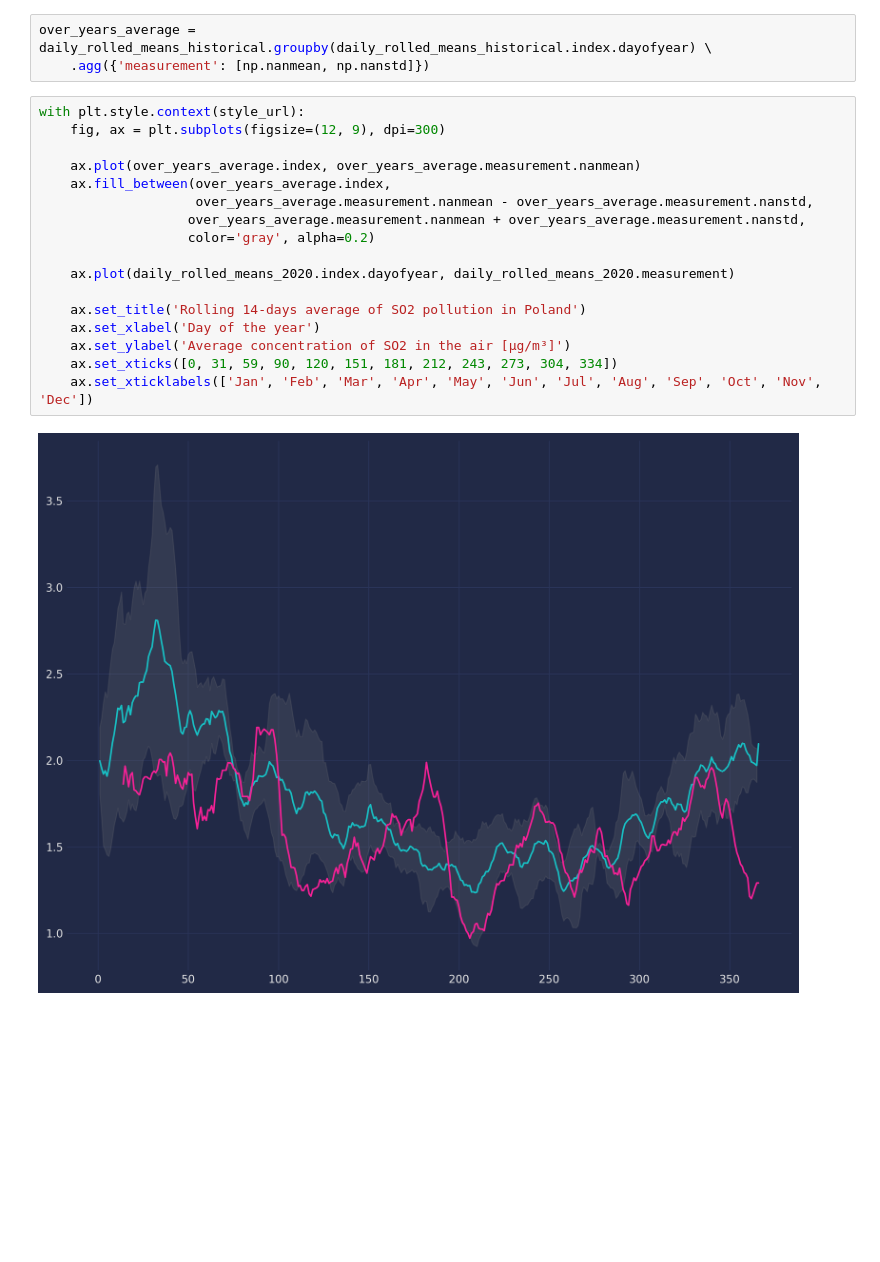
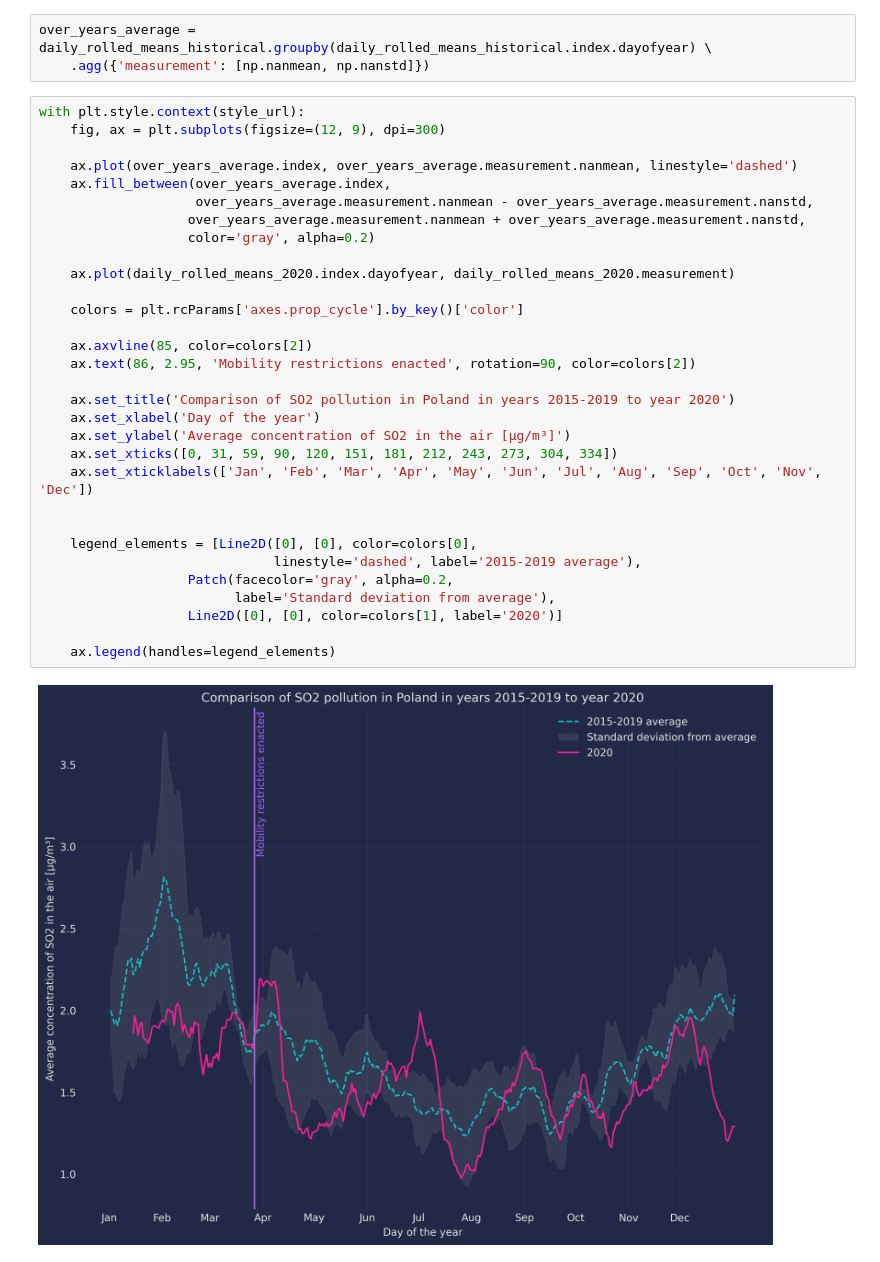
Before and after one commit to DominikRafacz/polish-air-quality-data-analysis, a Jupyter notebook: mock_plots.ipynb, the cells around one changed output. Saved outputs shown, nothing was run; the diff lists cells and outputs as text; blank space fills up the shorter version.

Commit message:
nitty gritty plot of mobility

```diff
--- a/mock_plots.ipynb
+++ b/mock_plots.ipynb
@@ -72,19 +76,33 @@ over_years_average = daily_rolled_means_historical.groupby(daily_rolled_means_hi
 # %%
 with plt.style.context(style_url):
     fig, ax = plt.subplots(figsize=(12, 9), dpi=300)
 
-    ax.plot(over_years_average.index, over_years_average.measurement.nanmean)
+    ax.plot(over_years_average.index, over_years_average.measurement.nanmean, linestyle='dashed')
     ax.fill_between(over_years_average.index,
                     over_years_average.measurement.nanmean - over_years_average.measurement.nanstd,
                    over_years_average.measurement.nanmean + over_years_average.measurement.nanstd,
                    color='gray', alpha=0.2)
 
     ax.plot(daily_rolled_means_2020.index.dayofyear, daily_rolled_means_2020.measurement)
 
-    ax.set_title('Rolling 14-days average of SO2 pollution in Poland')
+    colors = plt.rcParams['axes.prop_cycle'].by_key()['color']
+
+    ax.axvline(85, color=colors[2])
+    ax.text(86, 2.95, 'Mobility restrictions enacted', rotation=90, color=colors[2])
+
+    ax.set_title('Comparison of SO2 pollution in Poland in years 2015-2019 to year 2020')
     ax.set_xlabel('Day of the year')
     ax.set_ylabel('Average concentration of SO2 in the air [μg/m³]')
     ax.set_xticks([0, 31, 59, 90, 120, 151, 181, 212, 243, 273, 304, 334])
     ax.set_xticklabels(['Jan', 'Feb', 'Mar', 'Apr', 'May', 'Jun', 'Jul', 'Aug', 'Sep', 'Oct', 'Nov', 'Dec'])
+
+
+    legend_elements = [Line2D([0], [0], color=colors[0],
+                              linestyle='dashed', label='2015-2019 average'),
+                   Patch(facecolor='gray', alpha=0.2,
+                         label='Standard deviation from average'),
+                   Line2D([0], [0], color=colors[1], label='2020')]
+
+    ax.legend(handles=legend_elements)
 # %% [output]
-[figure, old version]
+[figure, new version]
```
Also changed, not shown: parts of 4 cells of this notebook, 1 other file.
